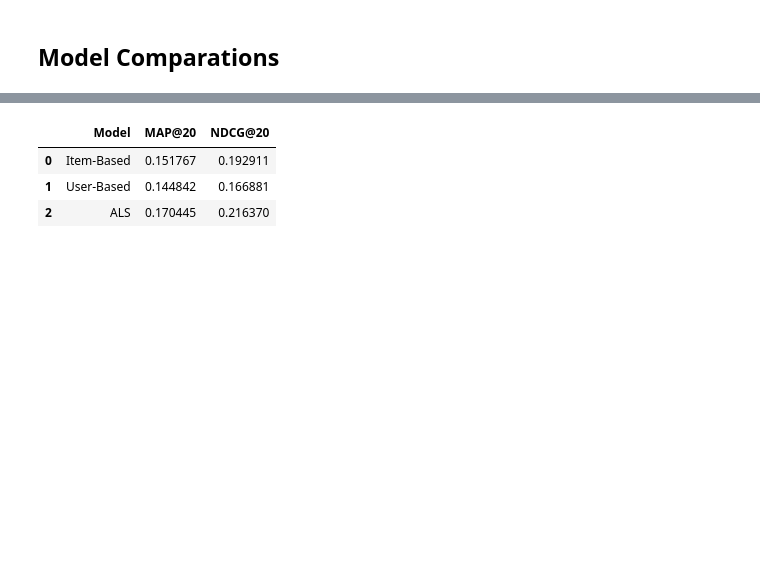
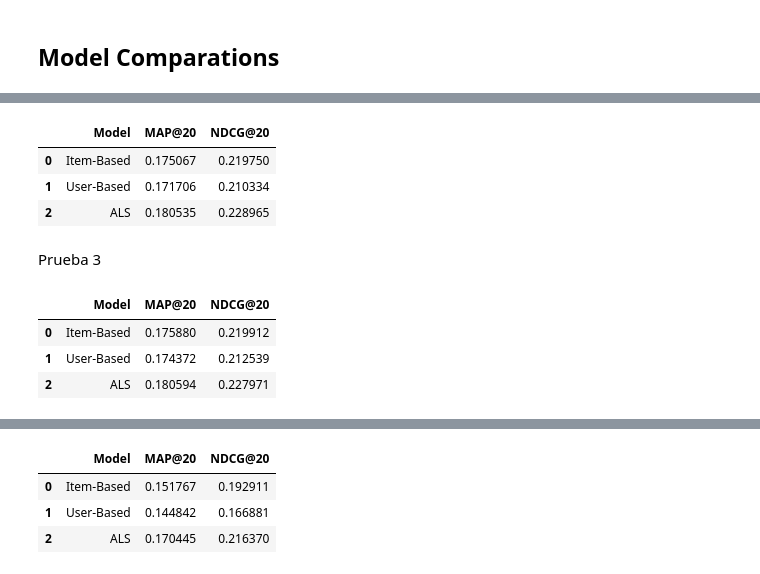
Before and after one commit to dahermar/TFM-Music-Recommendation-System, a Jupyter notebook: System/model_comparations.ipynb, the cells around one changed output, grey strips where cells are left out. Saved outputs shown, nothing was run; the diff lists cells and outputs as text; code cells hidden in the pictures; blank space fills up the shorter version.

```diff
--- a/System/model_comparations.ipynb
+++ b/System/model_comparations.ipynb
@@ -403,0 +485,3 @@ with open('matrices/test_matrix_user_based.pkl', 'rb') as f:
+# %%
+als_model = AlternatingLeastSquares(factors=600, regularization=1, iterations=20, alpha=9, num_threads=1, random_state=RANDOM_STATE)
+als_model.fit(train_matrix_als)
@@ -403,0 +499,45 @@ with open('matrices/test_matrix_user_based.pkl', 'rb') as f:
+# %%
+rng = np.random.RandomState(RANDOM_STATE)
+user_indices = rng.choice(train_matrix_als.shape[0], size=40000, replace=False) #  size=num_users
+# %%
+real_items = []
+predicted_items_item_based = []
+predicted_items_user_based = []
+predicted_items_als = []
+
+
+for user_index in tqdm(user_indices):
+    real_indexes = test_matrix_als[user_index].nonzero()[1]
+    real_items.append(set(track_uniques[real_indexes]))
+
+    item_based_recommender.make_recommendations(user_index, n=20)
+    predicted_items_item_based.append(item_based_recommender.get_recommendations_ids())
+
+    user_based_recommender.make_recommendations(user_index, n=20)
+    predicted_items_user_based.append(user_based_recommender.get_recommendations_ids())
+
+    als_recommender.make_recommendations(user_index, n=20)
+    predicted_items_als.append(als_recommender.get_recommendations_ids())
+# %%
+mapk_item_based = mapk(real_items, predicted_items_item_based, k=20)
+mapk_user_based = mapk(real_items, predicted_items_user_based, k=20)
+mapk_als = mapk(real_items, predicted_items_als, k=20)
+
+ndcg_item_based = mean_ndcg(real_items, predicted_items_item_based, k=20)
+ndcg_user_based = mean_ndcg(real_items, predicted_items_user_based, k=20)
+ndcg_als = mean_ndcg(real_items, predicted_items_als, k=20)
+# %%
+results_df = pd.DataFrame({
+    'Model': ['Item-Based', 'User-Based', 'ALS'],
+    'MAP@20': [mapk_item_based, mapk_user_based, mapk_als],
+    'NDCG@20': [ndcg_item_based, ndcg_user_based, ndcg_als]
+})
+
+results_df
+# %% [output]
+|  | Model | MAP@20 | NDCG@20 |
+| 0 | Item-Based | 0.175067 | 0.219750 |
+| 1 | User-Based | 0.171706 | 0.210334 |
+| 2 | ALS | 0.180535 | 0.228965 |
+# %% [markdown]
+Prueba 3
@@ -403,0 +608,13 @@ with open('matrices/test_matrix_user_based.pkl', 'rb') as f:
+# %%
+results_df = pd.DataFrame({
+    'Model': ['Item-Based', 'User-Based', 'ALS'],
+    'MAP@20': [mapk_item_based, mapk_user_based, mapk_als],
+    'NDCG@20': [ndcg_item_based, ndcg_user_based, ndcg_als]
+})
+
+results_df
+# %% [output]
+|  | Model | MAP@20 | NDCG@20 |
+| 0 | Item-Based | 0.175880 | 0.219912 |
+| 1 | User-Based | 0.174372 | 0.212539 |
+| 2 | ALS | 0.180594 | 0.227971 |
```
Also changed, not shown: parts of 39 cells of this notebook, 3 other files.
